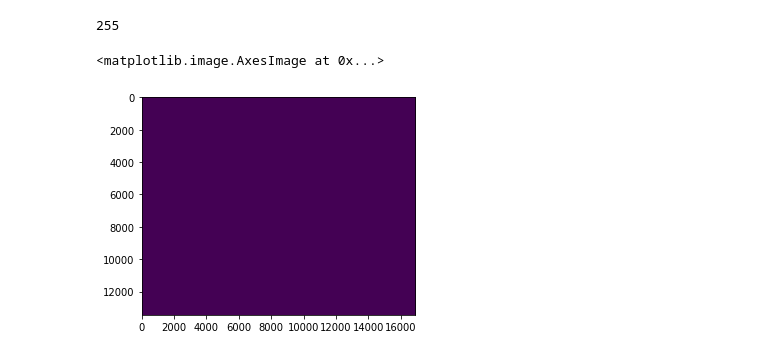
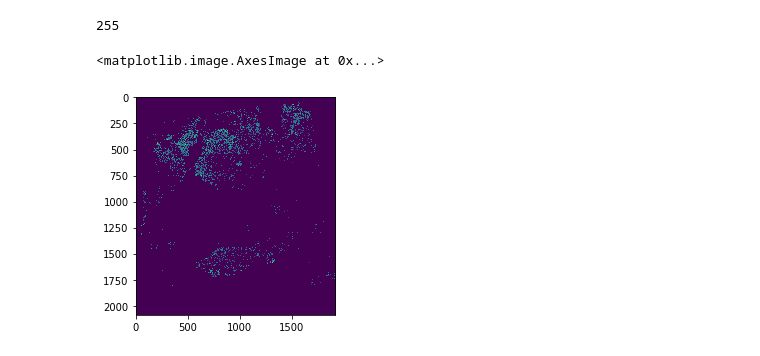
Before and after one commit to acocac/MTLCC-MODIS-GCP, a Jupyter notebook: notebooks/postprocessing/parallel_processing.ipynb, the cells around one changed output. Cells and saved outputs as stored; diff of their text form; code cells hidden in the pictures.

```diff
--- a/notebooks/postprocessing/parallel_processing.ipynb
+++ b/notebooks/postprocessing/parallel_processing.ipynb
@@ -139,8 +142,34 @@ src = rasterio.open(corrupt)
 np.max(src.read(1))
 # %% [output]
 255
+# %%
+def read_file_lc(raster, shape):
+    with rasterio.open(raster) as src:
+        out_image, out_transform = mask(src, shape, crop=True, invert=False, all_touched=False)
+        return out_image
+# %%
+indir = r'E:\acocac\research\AMZ\trajectories\geodata\postyear\input'
+file_list = glob.glob(os.path.join(indir,'entropyP*.tif'))
+# file_list = sorted(file_list, key=lambda x: int(os.path.basename(os.path.dirname(x)).partition('_')[ 0 ]))
+
+# aux files
+auxdir = r'F:\acoca\research\gee\dataset\AMZ\implementation'
+aoi_file = os.path.join(auxdir,'aoi','aoi_bigger.shp')
+terrai_file = os.path.join(auxdir,'terrai','AMZ_decrease_2004_01_01_to_2019_06_10.tif')
+
+# read files
+with fiona.open(aoi_file, "r") as shapefile:
+    aoi = [feature["geometry"] for feature in shapefile]
+
+
+array_list = [read_file_lc(x, aoi) for x in file_list ]
+array_stack = np.stack(array_list)  # stack
+# %%
+array_stack = array_stack.reshape(array_stack.shape[0]*array_stack.shape[1],array_stack.shape[2],array_stack.shape[3])
+# %%
+array_stack2 = np.max(array_stack, axis=0)
 # %%
-plt.imshow(src.read(1)==0, vmin=0, vmax=1)
+plt.imshow(array_stack2, vmin=0, vmax=1)
 # %% [output]
 <matplotlib.image.AxesImage at 0x...>
-[figure, old version]
+[figure, new version]
```
Also changed, not shown: parts of 2 cells of this notebook, 20 other files.
